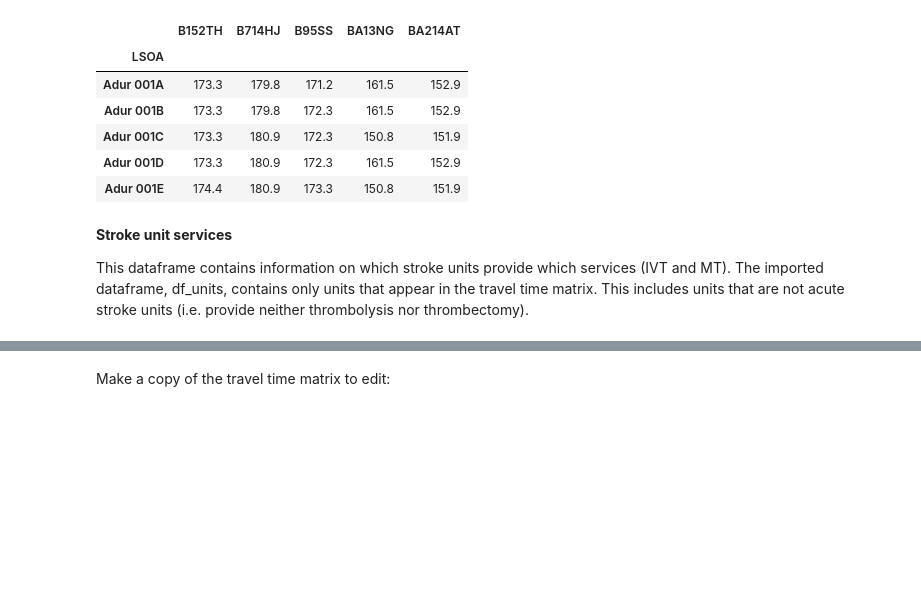
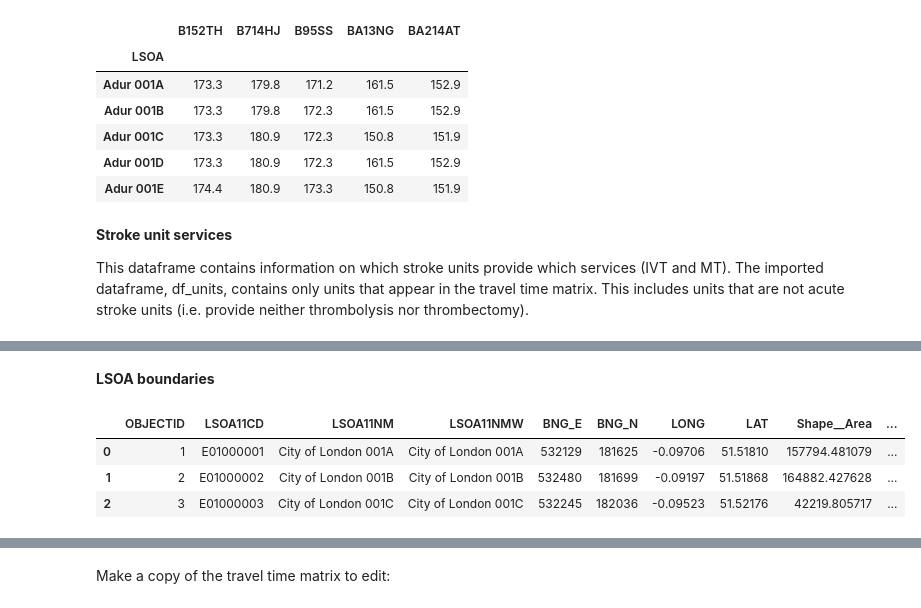
Before and after one commit to stroke-modelling/stroke-maps, a Jupyter notebook: docs/04b_island_lsoa_catchment.ipynb, the cells around one changed output, grey strips where cells are left out. Cells and saved outputs as stored; diff of their text form; code cells hidden in the pictures; blank space fills up the shorter version.

```diff
--- a/docs/04b_island_lsoa_catchment.ipynb
+++ b/docs/04b_island_lsoa_catchment.ipynb
@@ -65,3 +69,14 @@ df_units.head(3).T
 | icb | NaN | NHS Cambridgeshire and Peterborou... | NHS Cheshire and Merseyside Integ... |
 | icb_code | NaN | E54000056 | E54000008 |
 | isdn | NaN | East of England (South) | Cheshire and Merseyside |
+# %% [markdown]
+__LSOA boundaries__
+# %%
+gdf_lsoa = stroke_maps.load_data.lsoa_geography()
+
+gdf_lsoa.head(3)
+# %% [output]
+|  | OBJECTID | LSOA11CD | LSOA11NM | LSOA11NMW | BNG_E | BNG_N | LONG | LAT | Shape__Area | ... |
+| 0 | 1 | E01000001 | City of London 001A | City of London 001A | 532129 | 181625 | -0.09706 | 51.51810 | 157794.481079 | ... |
+| 1 | 2 | E01000002 | City of London 001B | City of London 001B | 532480 | 181699 | -0.09197 | 51.51868 | 164882.427628 | ... |
+| 2 | 3 | E01000003 | City of London 001C | City of London 001C | 532245 | 182036 | -0.09523 | 51.52176 | 42219.805717 | ... |
```
Also changed, not shown: parts of 32 cells of this notebook, 3 other files.
